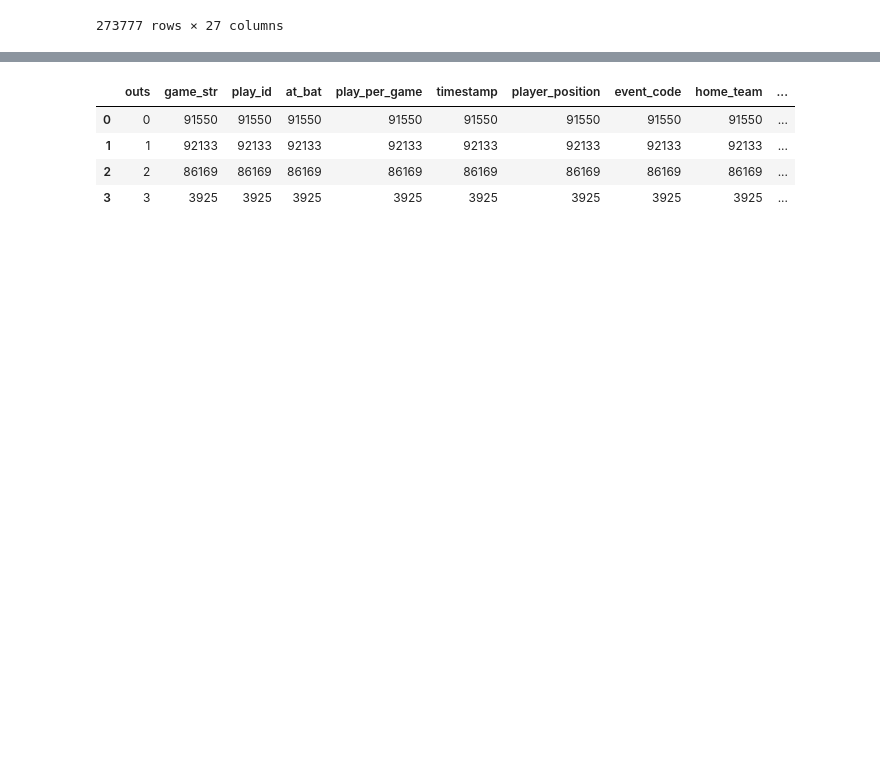
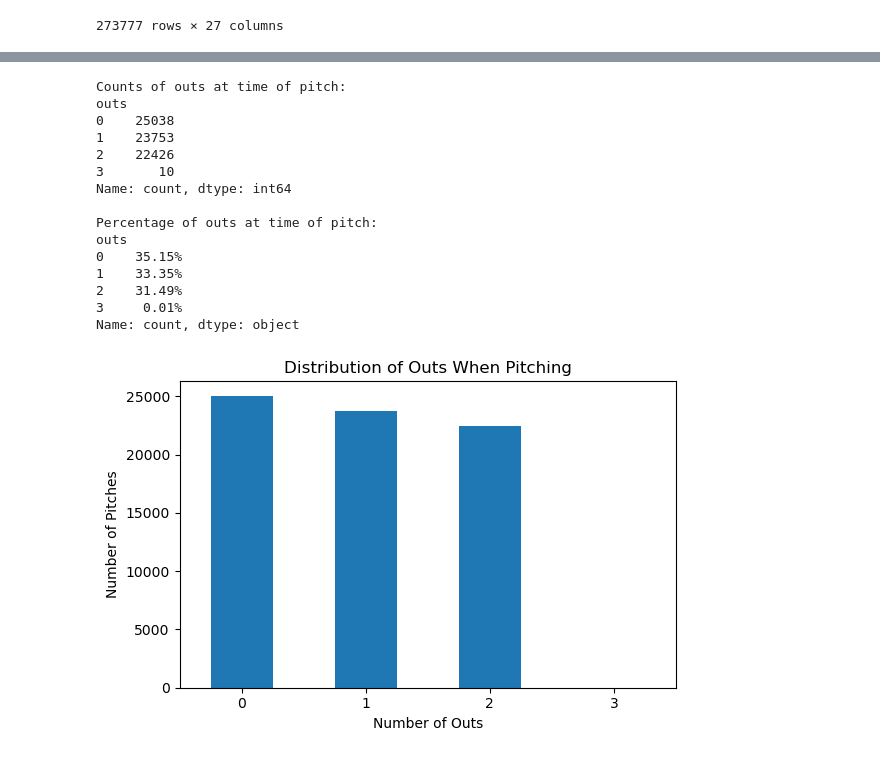
Before and after one commit to alexfrederick1/The-Man-in-the-Middle, a Jupyter notebook: add_outs.ipynb, the cells around one changed output, grey strips where cells are left out. Drawn from its saved outputs; the diff is of its cells as text; code cells hidden in the pictures; blank space fills up the shorter version.

Commit message:
more kinds of outs

```diff
--- a/add_outs.ipynb
+++ b/add_outs.ipynb
@@ -405,10 +461,39 @@ with_outs.groupby(['game_str', 'top_bottom_inning', 'outs']).count()[['play_id']
 # %%
 with_outs.to_csv('outs.csv', index=False)
-# %%
-with_outs.groupby(['outs']).count().reset_index()
-# %% [output]
-|  | outs | game_str | play_id | at_bat | play_per_game | timestamp | player_position | event_code | home_team | ... |
-| 0 | 0 | 91550 | 91550 | 91550 | 91550 | 91550 | 91550 | 91550 | 91550 | ... |
-| 1 | 1 | 92133 | 92133 | 92133 | 92133 | 92133 | 92133 | 92133 | 92133 | ... |
-| 2 | 2 | 86169 | 86169 | 86169 | 86169 | 86169 | 86169 | 86169 | 86169 | ... |
-| 3 | 3 | 3925 | 3925 | 3925 | 3925 | 3925 | 3925 | 3925 | 3925 | ... |
+# %%
+pitch_outs = with_outs.loc[with_outs['play_type'] == 'pitch', 'outs']
+
+outs_counts = pitch_outs.value_counts().sort_index()
+
+outs_pct = outs_counts / outs_counts.sum() * 100
+
+print("Counts of outs at time of pitch:")
+print(outs_counts)
+print("\nPercentage of outs at time of pitch:")
+print(outs_pct.round(2).astype(str) + '%')
+
+plt.figure(figsize=(6,4))
+outs_counts.plot(kind='bar')
+plt.xlabel('Number of Outs')
+plt.ylabel('Number of Pitches')
+plt.title('Distribution of Outs When Pitching')
+plt.xticks(rotation=0)
+plt.tight_layout()
+plt.show()
+# %% [output]
+Counts of outs at time of pitch:
+outs
+0    25038
+1    23753
+2    22426
+3       10
+Name: count, dtype: int64
+
+Percentage of outs at time of pitch:
+outs
+0    35.15%
+1    33.35%
+2    31.49%
+3     0.01%
+Name: count, dtype: object
+[figure, added]
```
Also changed, not shown: parts of 4 cells of this notebook, 1 other file.
